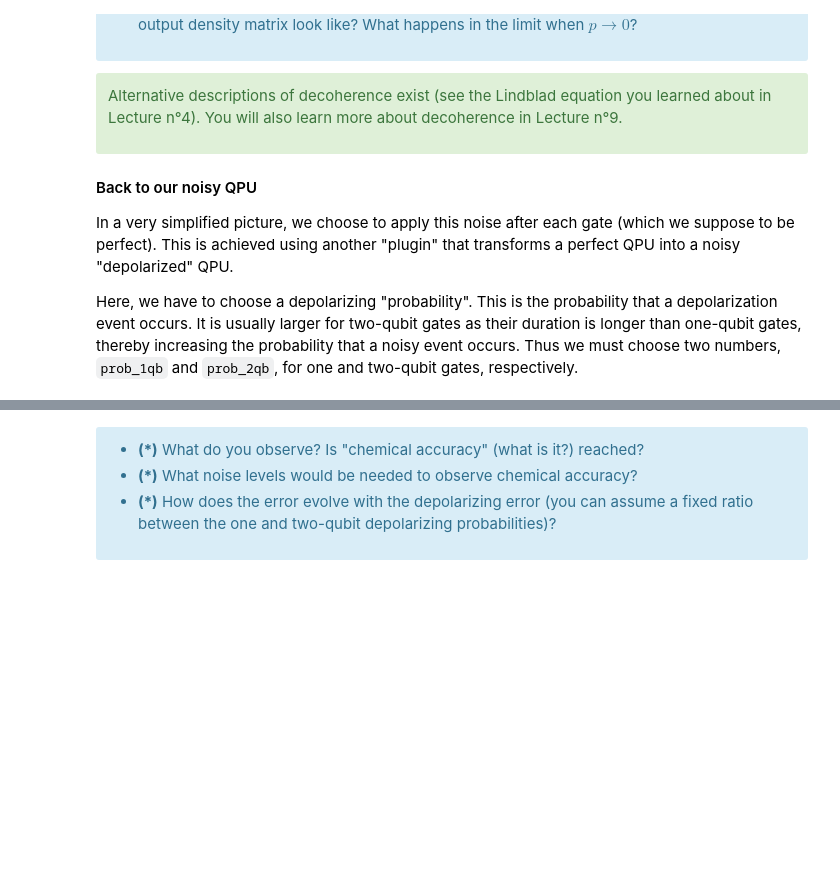
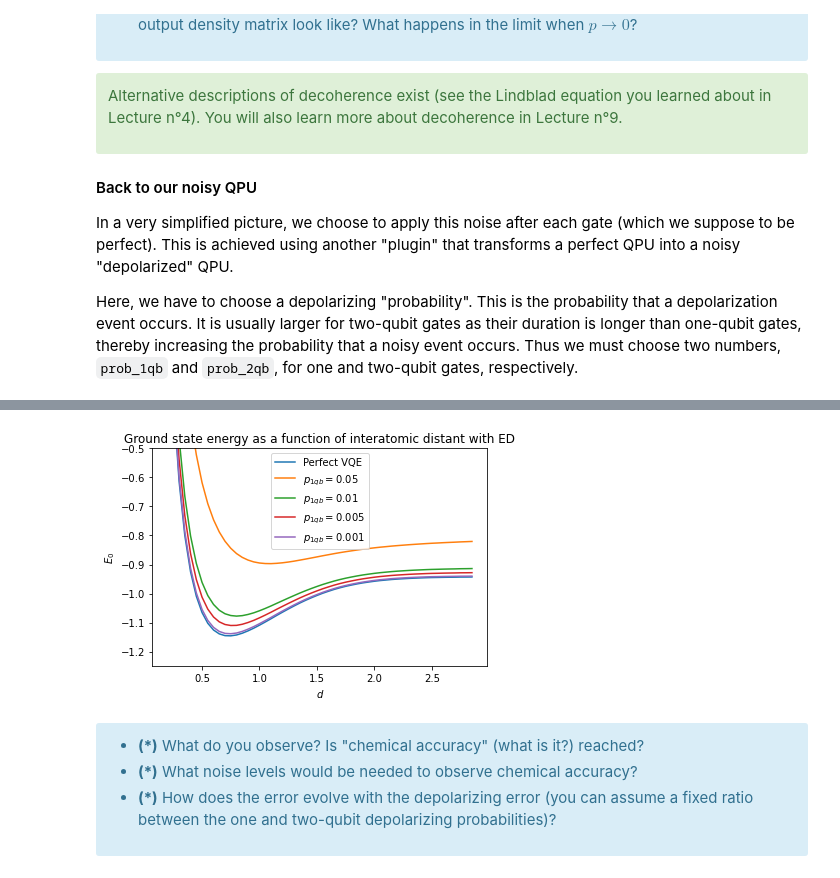
Before and after one commit to Adrien-Kahn/PHY580, a Jupyter notebook: dihydrogen-project.ipynb, the cells around one changed output, grey strips where cells are left out. Saved outputs shown, nothing was run; the diff lists cells and outputs as text; code cells hidden in the pictures; blank space fills up the shorter version.

```diff
--- a/dihydrogen-project.ipynb
+++ b/dihydrogen-project.ipynb
@@ -410,3 +485,34 @@ smart_noisy_qpu = plugin | noisy_qpu
+# %%
+noiselist = [0.05, 0.01, 0.005, 0.001]
+
+l_l_VQE_GS_noisy = [[] for _ in noiselist]
+
+for k, prob_1qb in enumerate(noiselist):
+
+    depol = DepolarizingPluginVec(prob_1qb=prob_1qb, prob_2qb=2*prob_1qb)
+    qpu = PyLinalg()
+
+    noisy_qpu = depol | qpu
+
+    smart_noisy_qpu = plugin | noisy_qpu
+
+    for d in hamilt.keys():
+        job = circ.to_job(observable = hamilt[d])
+        result = smart_noisy_qpu.submit(job)
+        l_l_VQE_GS_noisy[k].append(result.value)
+# %%
+#plt.plot(l_d, l_GS, label = 'ED')
+plt.plot(l_d, l_VQE_GS, label = 'Perfect VQE')
+for k, l_VQE_GS_noisy in enumerate(l_l_VQE_GS_noisy):
+    plt.plot(l_d, l_VQE_GS_noisy, label = '$p_{1qb} = $' + str(noiselist[k]))
+plt.xlabel("$d$")
+plt.ylabel("$E_0$")
+plt.title("Ground state energy as a function of interatomic distant with ED")
+plt.legend()
+plt.ylim(top = -0.5)
+print()
+# %% [output]
+[figure, added]
 # %% [markdown]
 
 
```
Also changed, not shown: parts of 15 cells of this notebook, 23 other files.
